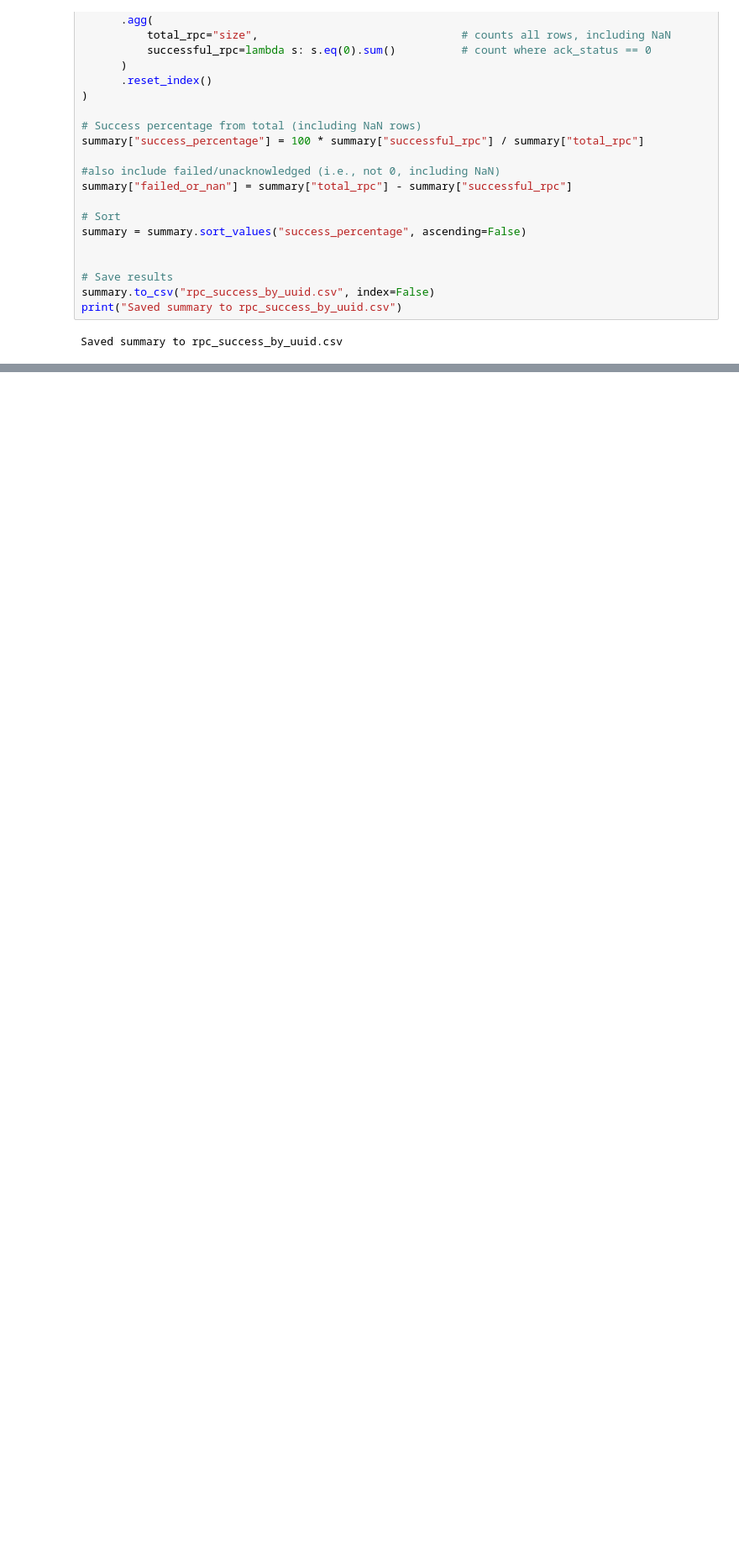
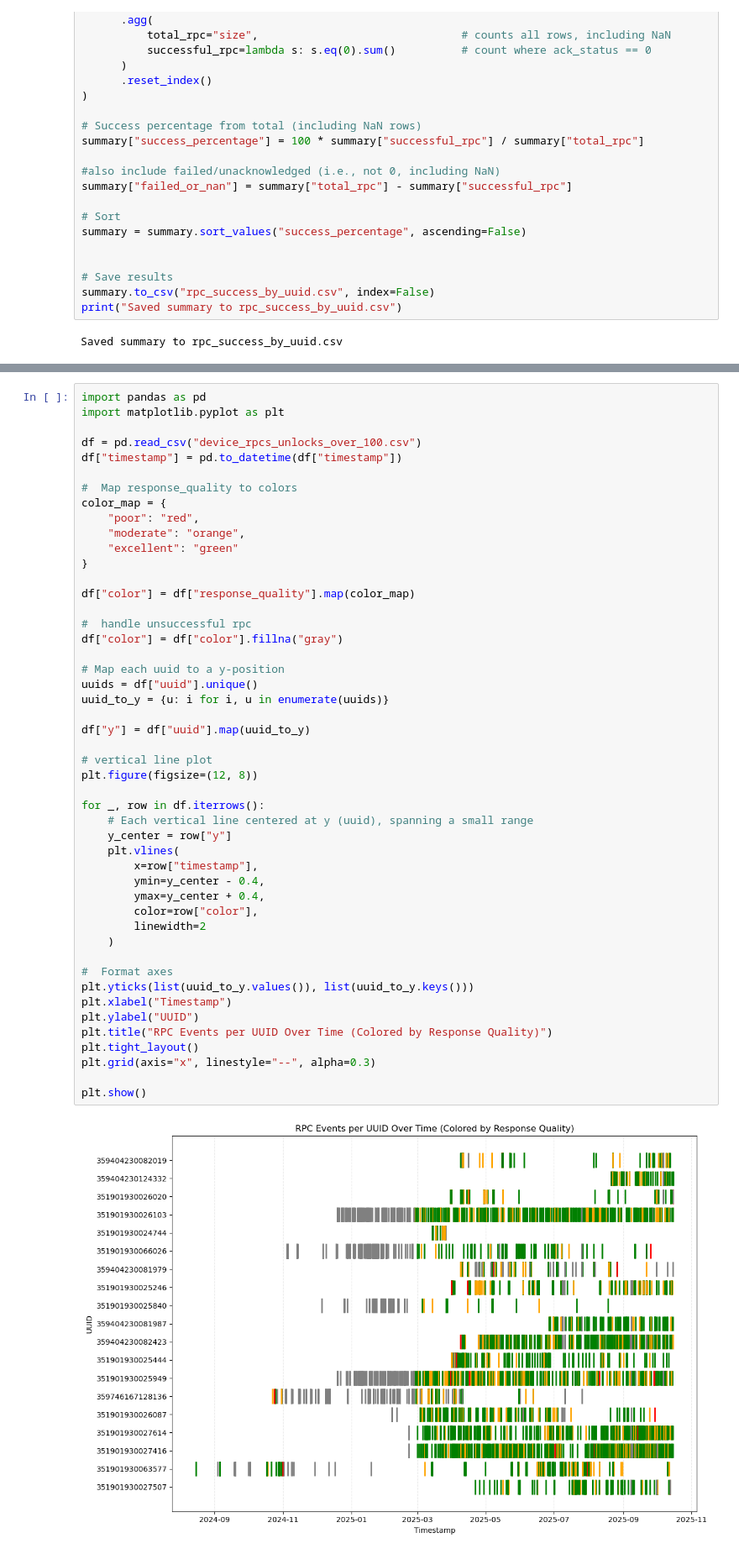
Before and after one commit to yuliaresina/lia_arena, a Jupyter notebook: rpc_data_analys.ipynb, the cells around one changed output, grey strips where cells are left out. Shown at 84% size. Cells and saved outputs as stored; diff of their text form; blank space fills up the shorter version.

```diff
--- a/rpc_data_analys.ipynb
+++ b/rpc_data_analys.ipynb
@@ -596,0 +636,50 @@ rt_category  % 1–5 sec  % >5 sec Performance
+# %%
+import pandas as pd
+import matplotlib.pyplot as plt
+
+df = pd.read_csv("device_rpcs_unlocks_over_100.csv")
+df["timestamp"] = pd.to_datetime(df["timestamp"])
+
+#  Map response_quality to colors
+color_map = {
+    "poor": "red",
+    "moderate": "orange",
+    "excellent": "green"
+}
+
+df["color"] = df["response_quality"].map(color_map)
+
+#  handle unsuccessful rpc
+df["color"] = df["color"].fillna("gray")
+
+# Map each uuid to a y-position
+uuids = df["uuid"].unique()
+uuid_to_y = {u: i for i, u in enumerate(uuids)}
+
+df["y"] = df["uuid"].map(uuid_to_y)
+
+# vertical line plot
+plt.figure(figsize=(12, 8))
+
+for _, row in df.iterrows():
+    # Each vertical line centered at y (uuid), spanning a small range
+    y_center = row["y"]
+    plt.vlines(
+        x=row["timestamp"],
+        ymin=y_center - 0.4,
+        ymax=y_center + 0.4,
+        color=row["color"],
+        linewidth=2
+    )
+
+#  Format axes
+plt.yticks(list(uuid_to_y.values()), list(uuid_to_y.keys()))
+plt.xlabel("Timestamp")
+plt.ylabel("UUID")
+plt.title("RPC Events per UUID Over Time (Colored by Response Quality)")
+plt.tight_layout()
+plt.grid(axis="x", linestyle="--", alpha=0.3)
+
+plt.show()
+# %% [output]
+[figure, added]
```
Also changed, not shown: parts of 9 cells of this notebook, 15 other files.
